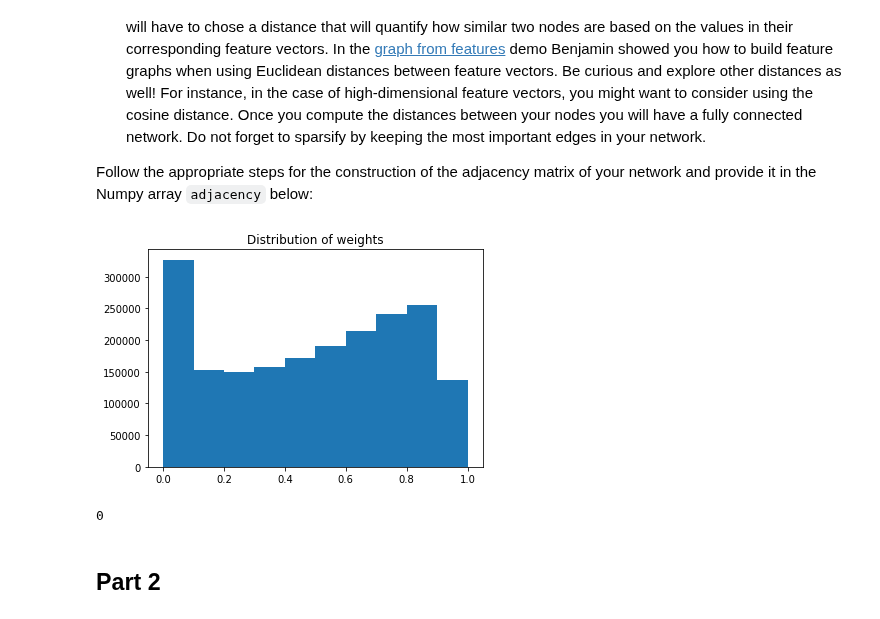
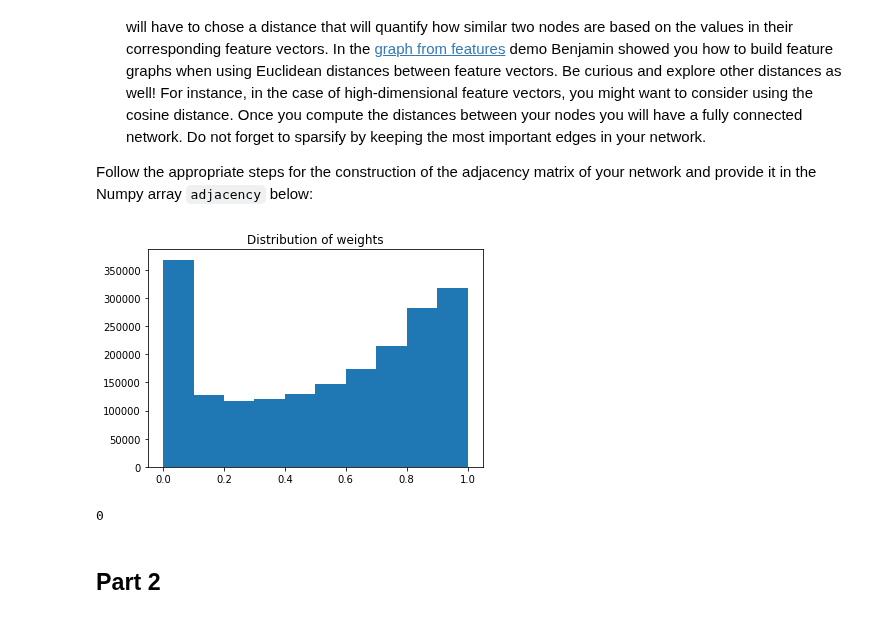
Before and after one commit to senakicir/ntds_project, a Jupyter notebook: 1_network_properties.ipynb, the cells around one changed output. Saved outputs shown, nothing was run; the diff lists cells and outputs as text; code cells hidden in the pictures.

```diff
--- a/1_network_properties.ipynb
+++ b/1_network_properties.ipynb
@@ -128,30 +128,30 @@ Follow the appropriate steps for the construction of the adjacency matrix of you
 # %%
 # Your code here
 # Takes the small subset from tracks
 small = tracks[tracks['set', 'subset'] == 'small']
 # Filters out only the tracks that are Hip-Hop and Rock from small subset --> 2000 tracks
 subset = small[(small['track', 'genre_top'] == 'Hip-Hop') | (small['track', 'genre_top'] == 'Rock')]
 # Takes a subset of features based on the tracks found in the variable subset
 small_features = features[features.index.isin(subset.index)]
 
-#features_part = small_features.loc[:,('mfcc', ('mean','std'), slice('01','20'))] # Take mfcc column as features
-features_part = small_features.loc[:,('mfcc')]
+features_part = small_features.loc[:,('mfcc', ('mean','std'), slice('01','20'))] # Take mfcc column as features
+#features_part = small_features.loc[:,('mfcc')]
 distances = pdist(features_part.values, metric='cosine') # Use cosine equation to calculate distance
 kernel_width = distances.mean()
 weights = np.exp(-distances**2 / kernel_width**2) # Use Gaussian function to calculate weights
 
 #check histogram to see which values are common and where we can set the threshold
 fig = plt.figure()
 plt.hist(weights)
 plt.title('Distribution of weights')
 plt.show()
 plt.close(fig)
 
-weights[weights < 0.64] = 0 # Set values less than 0.95 to 0 for thresholding
+weights[weights < 0.8] = 0 # Set values less than 0.95 to 0 for thresholding
 adjacency = squareform(weights)
 np.sum(np.sum(adjacency, axis=0) == 0)
 # %% [output]
-[figure, old version]
+[figure, new version]
 0
 # %% [markdown]
 ## Part 2
```
Also changed, not shown: parts of 1 cell of this notebook, 1 other file.
